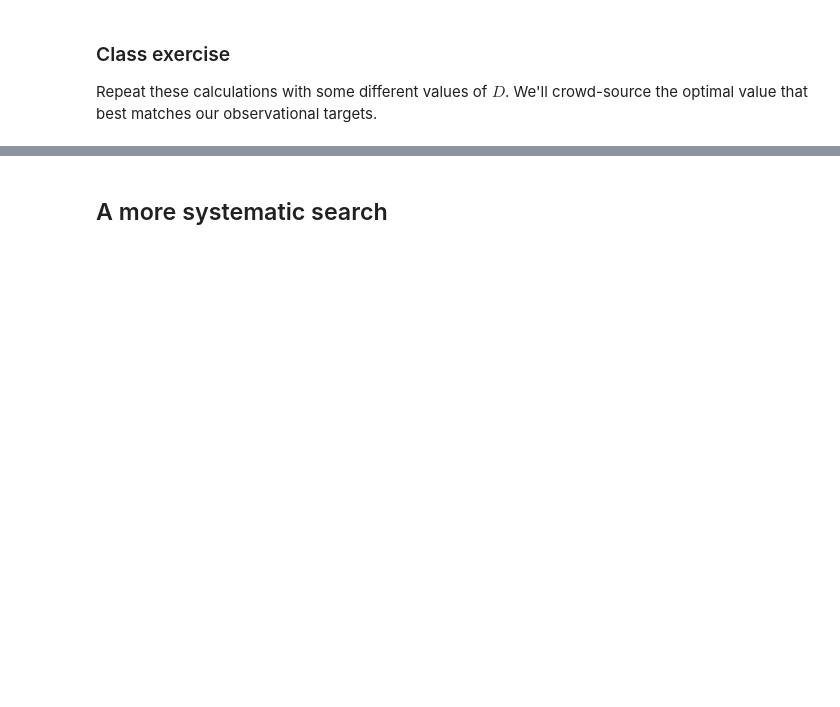
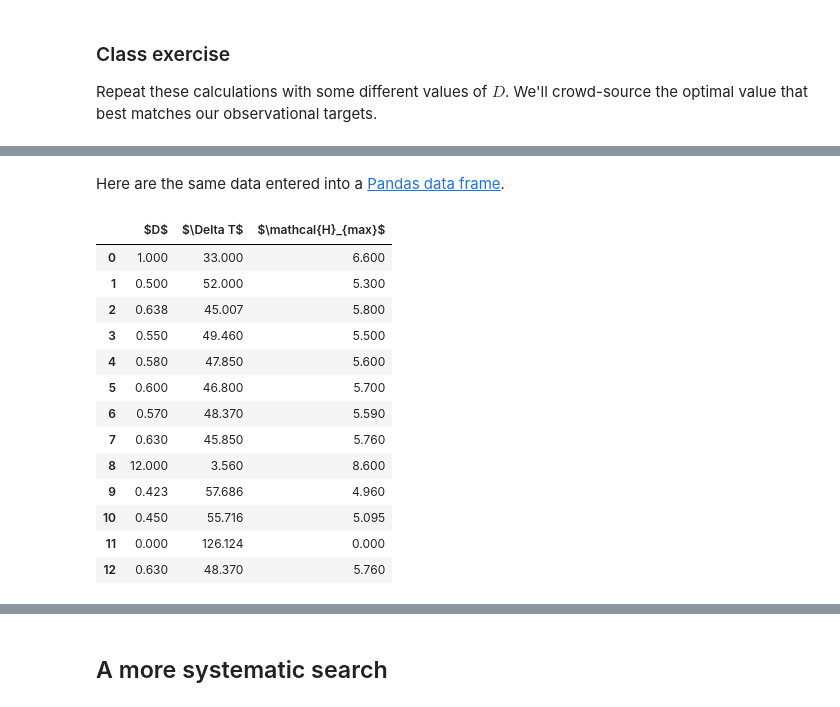
Before and after one commit to brian-rose/env-415, a Jupyter notebook: notes/L16_EBM.ipynb, the cells around one changed output, grey strips where cells are left out. Cells and saved outputs as stored; diff of their text form; code cells hidden in the pictures; blank space fills up the shorter version.

```diff
--- a/notes/L16_EBM.ipynb
+++ b/notes/L16_EBM.ipynb
@@ -369,0 +461,24 @@ Repeat these calculations with some different values of $D$. We'll crowd-source
+# %% [markdown]
+Here are the same data entered into a [Pandas data frame](http://pandas.pydata.org/pandas-docs/stable/10min.html).
+# %%
+import pandas as pd
+classdata = pd.DataFrame({'$D$': [1.,0.5, 0.638, 0.55, 0.58, 0.6, 0.57, 0.63, 12.0, 0.423, 0.45, 0., 0.63],
+                          '$\Delta T$': [33., 52., 45.007, 49.46, 47.85, 46.8, 48.37, 45.85, 3.56, 57.686, 55.716, 126.124, 48.37],
+                          '$\mathcal{H}_{max}$': [6.6, 5.3, 5.8, 5.5, 5.6, 5.7, 5.59, 5.76, 8.60, 4.96, 5.095, 0., 5.76],
+                         })
+classdata
+# %% [output]
+|  | $D$ | $\Delta T$ | $\mathcal{H}_{max}$ |
+| 0 | 1.000 | 33.000 | 6.600 |
+| 1 | 0.500 | 52.000 | 5.300 |
+| 2 | 0.638 | 45.007 | 5.800 |
+| 3 | 0.550 | 49.460 | 5.500 |
+| 4 | 0.580 | 47.850 | 5.600 |
+| 5 | 0.600 | 46.800 | 5.700 |
+| 6 | 0.570 | 48.370 | 5.590 |
+| 7 | 0.630 | 45.850 | 5.760 |
+| 8 | 12.000 | 3.560 | 8.600 |
+| 9 | 0.423 | 57.686 | 4.960 |
+| 10 | 0.450 | 55.716 | 5.095 |
+| 11 | 0.000 | 126.124 | 0.000 |
+| 12 | 0.630 | 48.370 | 5.760 |
```
Also changed, not shown: parts of 18 cells of this notebook, 1 other file.
